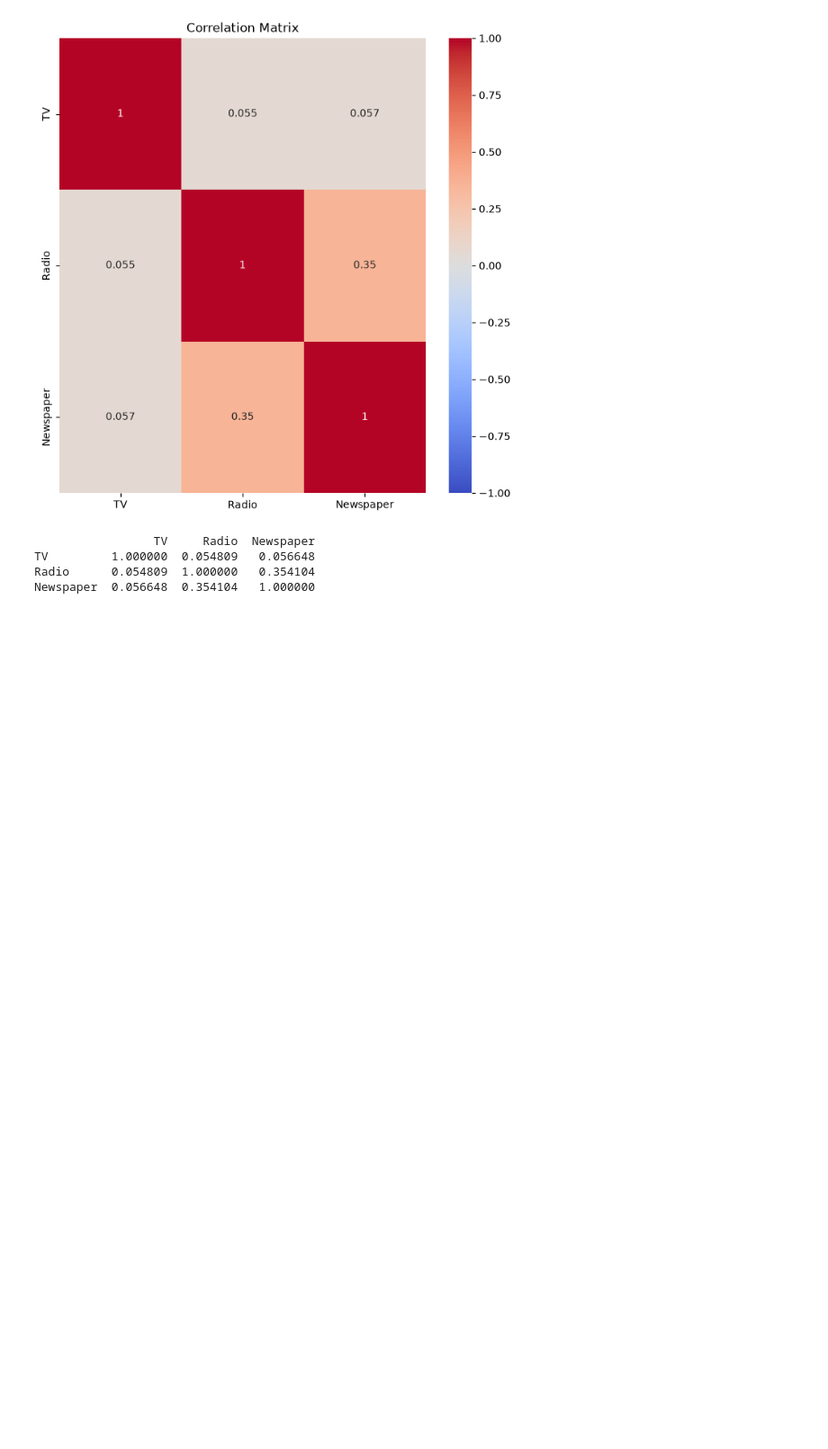
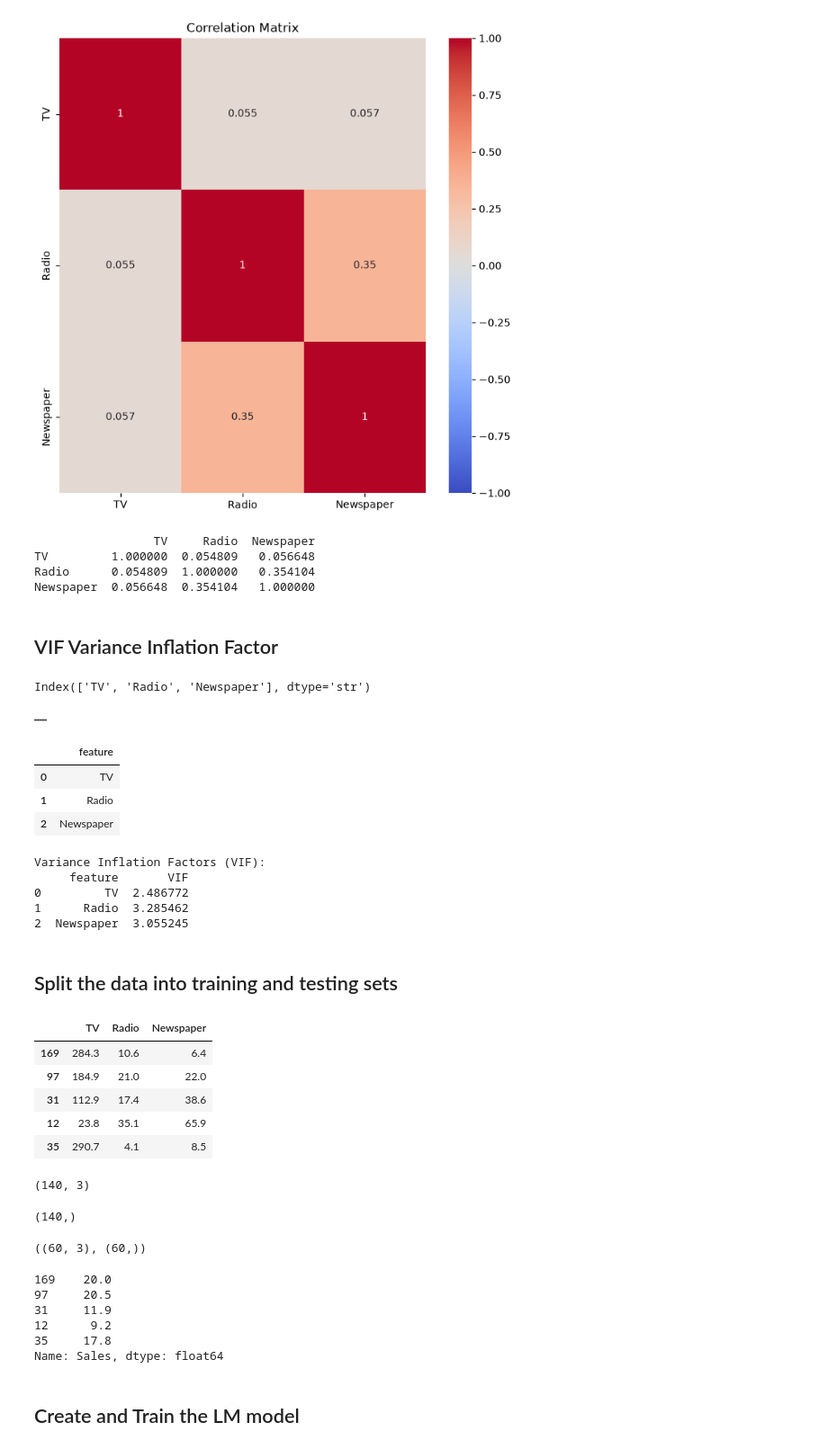
Before and after one commit to neeraj654123/Data-Science, a Jupyter notebook: Linear Regression/Multiple Linear Regression/02_MLR.ipynb, the cells around one changed output. Shown at 90% size. Drawn from its saved outputs; the diff is of its cells as text; code cells hidden in the pictures; blank space fills up the shorter version.

```diff
--- a/Linear Regression/Multiple Linear Regression/02_MLR.ipynb
+++ b/Linear Regression/Multiple Linear Regression/02_MLR.ipynb
@@ -116,3 +116,38 @@ print(correlation_matrix)
 TV         1.000000  0.054809   0.056648
 Radio      0.054809  1.000000   0.354104
 Newspaper  0.056648  0.354104   1.000000
+# %% [markdown]
+## VIF Variance Inflation Factor
+# %%
+x.columns
+# %% [output]
+Index(['TV', 'Radio', 'Newspaper'], dtype='str')
+# %%
+from statsmodels.stats.outliers_influence import variance_inflation_factor
+
+# Calculate the VIF for each feature
+vif_data = pd.DataFrame()
+vif_data
+# %% [output]
+|  |
+# %%
+vif_data["feature"] = x.columns
+vif_data
+# %% [output]
+|  | feature |
+| 0 | TV |
+| 1 | Radio |
+| 2 | Newspaper |
+# %%
+vif_data["VIF"] = [variance_inflation_factor(x.values, i) for i in range(x.shape[1])]
+
+print("Variance Inflation Factors (VIF):")
+print(vif_data)
+# %% [output]
+Variance Inflation Factors (VIF):
+     feature       VIF
+0         TV  2.486772
+1      Radio  3.285462
+2  Newspaper  3.055245
+# %% [markdown]
+## Split the data into training and testing sets
@@ -118,0 +159,34 @@ Newspaper  0.056648  0.354104   1.000000
+# %%
+x_train, x_test, y_train, y_test = train_test_split(x, y, test_size=0.3, random_state=42)
+# %%
+x_train.head()
+# %% [output]
+|  | TV | Radio | Newspaper |
+| 169 | 284.3 | 10.6 | 6.4 |
+| 97 | 184.9 | 21.0 | 22.0 |
+| 31 | 112.9 | 17.4 | 38.6 |
+| 12 | 23.8 | 35.1 | 65.9 |
+| 35 | 290.7 | 4.1 | 8.5 |
+# %%
+x_train.shape
+# %% [output]
+(140, 3)
+# %%
+y_train.shape
+# %% [output]
+(140,)
+# %%
+x_test.shape , y_test.shape
+# %% [output]
+((60, 3), (60,))
+# %%
+y_train.head()
+# %% [output]
+169    20.0
+97     20.5
+31     11.9
+12      9.2
+35     17.8
+Name: Sales, dtype: float64
+# %% [markdown]
+## Create and Train the LM model
```
Also changed, not shown: parts of 7 cells of this notebook.
